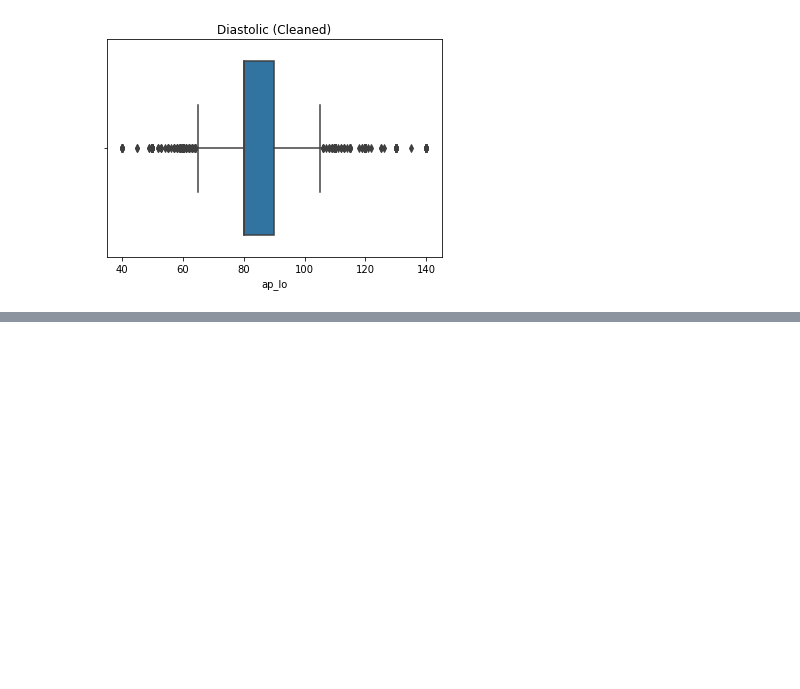
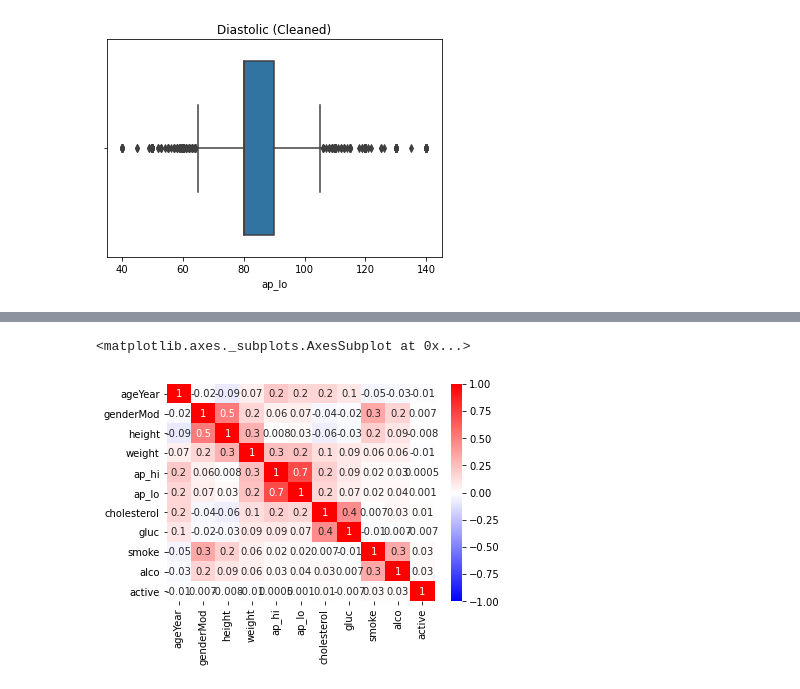
Before and after one commit to jianrong1995/CVD-Detection, a Jupyter notebook: cardio.ipynb, the cells around one changed output, grey strips where cells are left out. Drawn from its saved outputs; the diff is of its cells as text; code cells hidden in the pictures; blank space fills up the shorter version.

```diff
--- a/cardio.ipynb
+++ b/cardio.ipynb
@@ -254,0 +273,6 @@ len(df)
+# %%
+corr = features.corr()
+sns.heatmap(corr, annot = True, fmt='.1g', vmin=-1, vmax=1, center= 0, cmap = 'bwr')
+# %% [output]
+<matplotlib.axes._subplots.AxesSubplot at 0x...>
+[figure, added]
```
Also changed, not shown: parts of 9 cells of this notebook.
